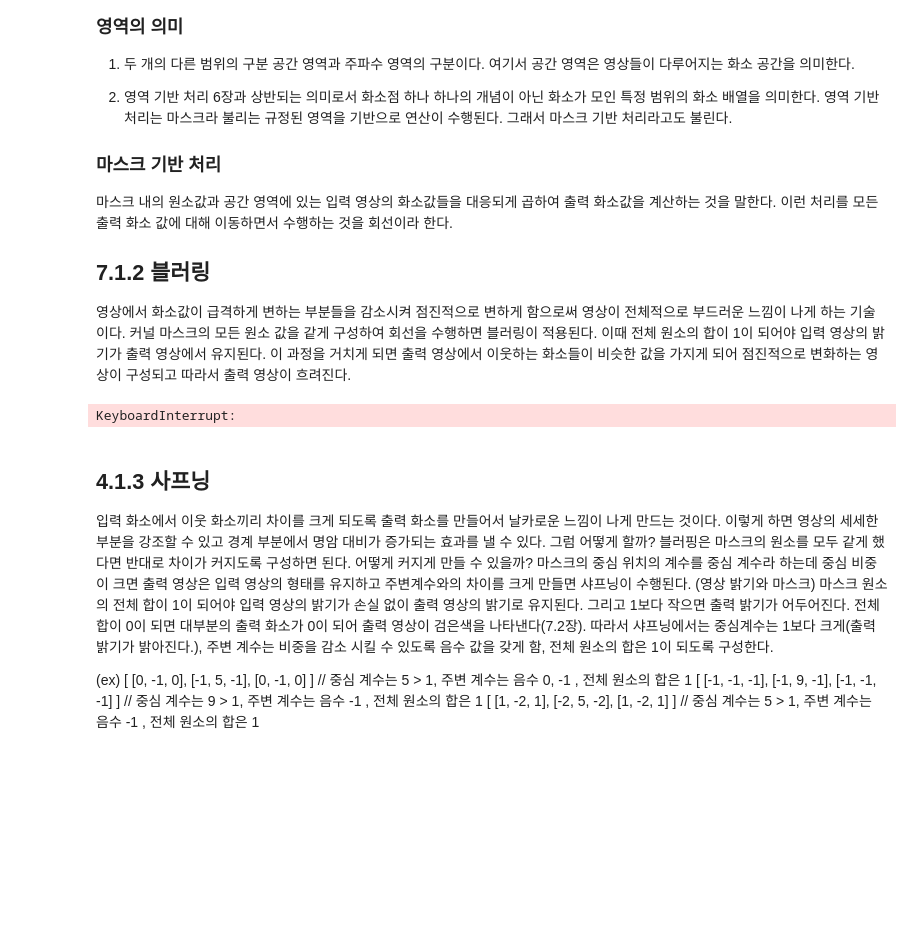
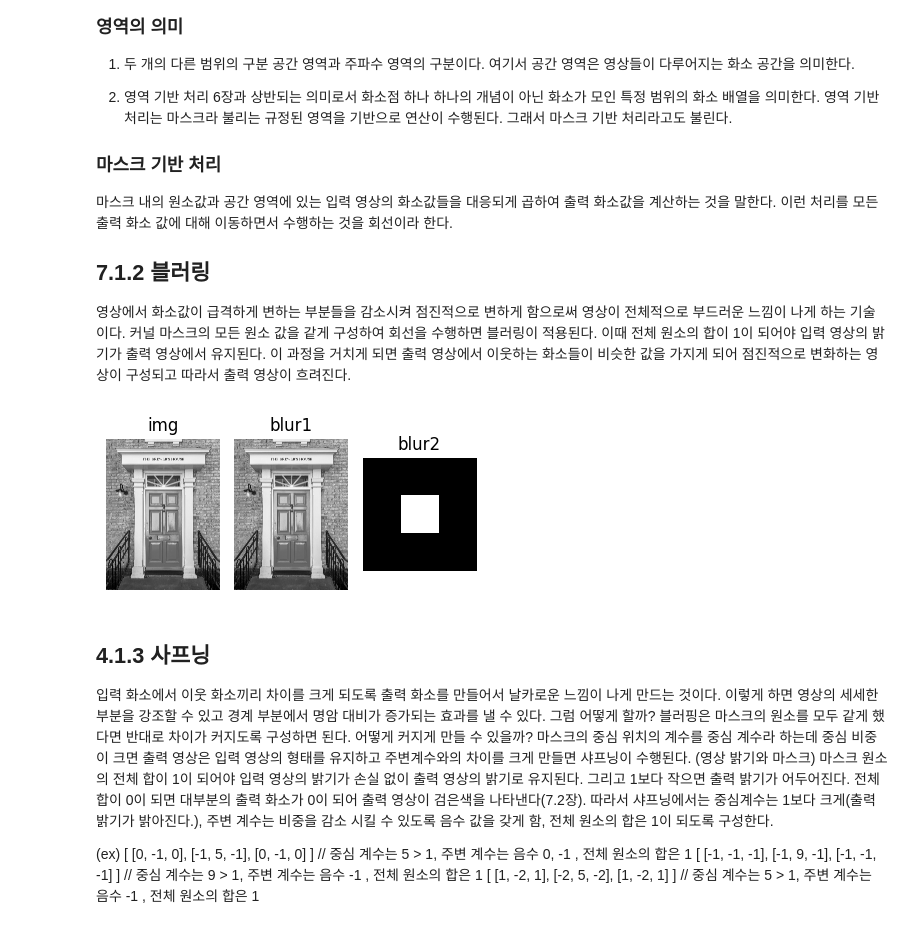
Before and after one commit to toywoo/opencv_tutorial, a Jupyter notebook: source/7_1_convolution.ipynb, the cells around one changed output. Cells and saved outputs as stored; diff of their text form; code cells hidden in the pictures; blank space fills up the shorter version.

Commit message:
feat: Add OpenCV tutorial notebooks covering convolution, non-linear filtering, morphology, and geometric transformations.

```diff
--- a/source/7_1_convolution.ipynb
+++ b/source/7_1_convolution.ipynb
@@ -60,32 +59,32 @@ def filter2(img, mask):
 # %%
 img = cv2.imread("../images/door.jpg", cv2.IMREAD_GRAYSCALE)
 
 data = [
     1/9, 1/9, 1/9,
     1/9, 1/9, 1/9,
     1/9, 1/9, 1/9
 ]
 mask = np.array(data, np.float32).reshape(3,3)
 # blur1 = filter(img, mask)
 # blur1 = blur1.astype('uint8')
-blur2 = filter2(img, mask)
+blur2 = filter(img, mask)
 
 blur1 = cv2.blur(img, (3,3))
 blur2 = cv2.convertScaleAbs(blur2)
 
 titles = ['img', 'blur1', 'blur2']
 
 fig, axs = plt.subplots(nrows=1, ncols=3, figsize=(4, 12))
 
 for ax, title in zip(axs.flat, titles):
     ax.imshow(eval(title), cmap='gray')
     ax.set_title(title)
     ax.axis('off')
 
 plt.tight_layout()
 plt.show()
 # %% [output]
-KeyboardInterrupt:
+[figure, added]
 # %% [markdown]
 ## 4.1.3 사프닝
 입력 화소에서 이웃 화소끼리 차이를 크게 되도록 출력 화소를 만들어서 날카로운 느낌이 나게 만드는 것이다. 이렇게 하면 영상의 세세한 부분을 강조할 수 있고 경계 부분에서 명암 대비가 증가되는 효과를 낼 수 있다.
```
Also changed, not shown: parts of 5 cells of this notebook, 3 other files.
